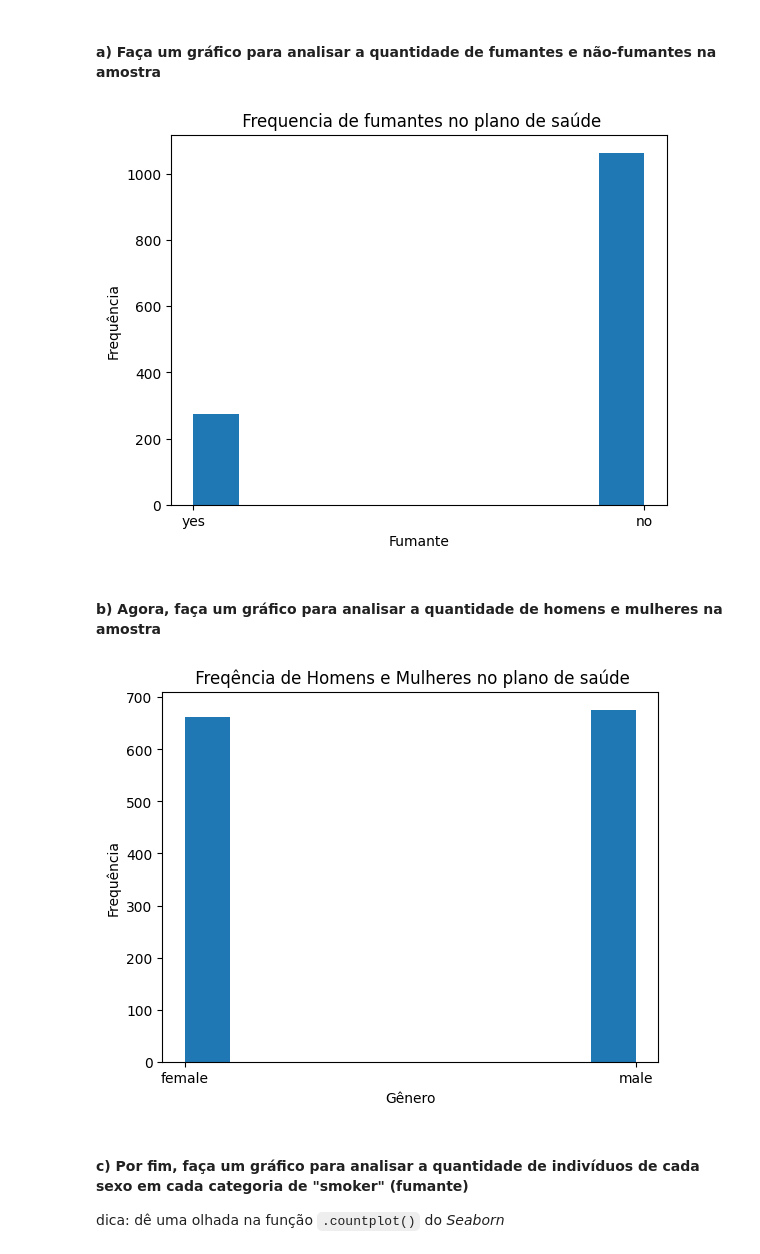
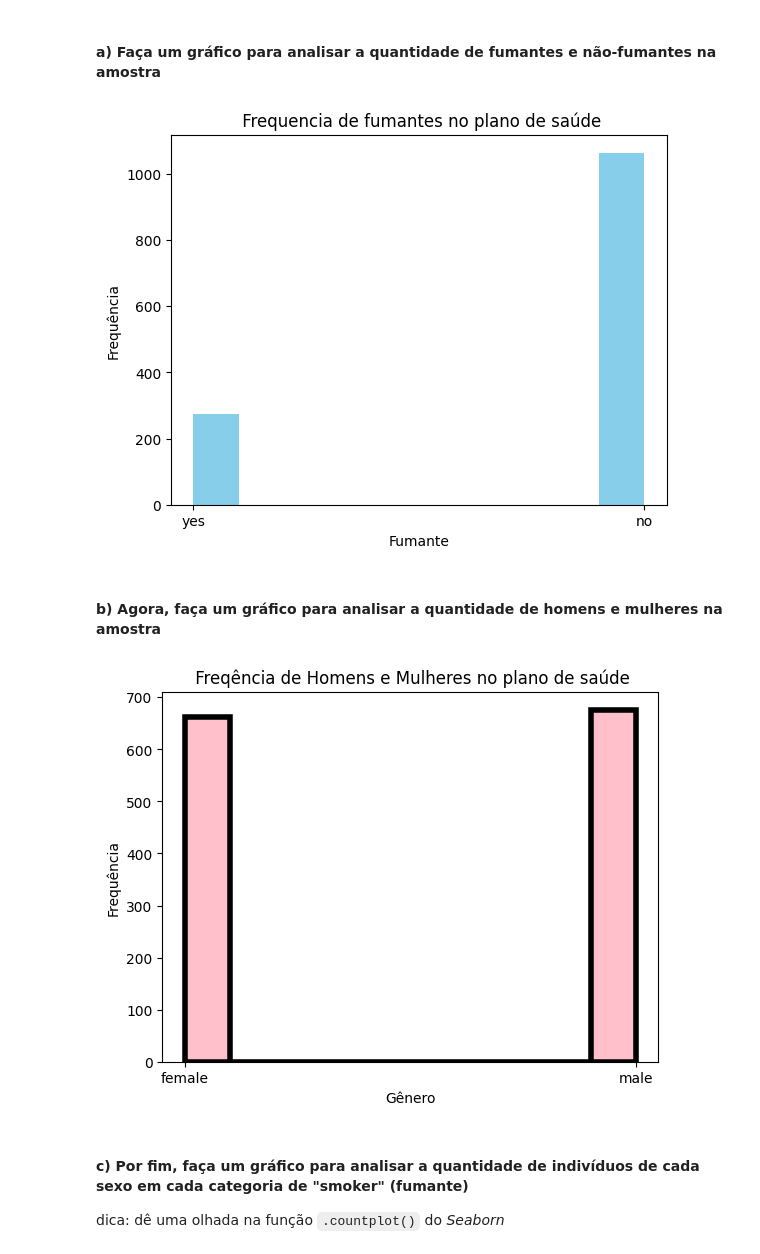
Before and after one commit to GabrielGrub/Trainee_FEA.dev, a Jupyter notebook: Curso de Python - 2022/Lista8 - Visualização de dados.ipynb, the cells around one changed output. Saved outputs shown, nothing was run; the diff lists cells and outputs as text; code cells hidden in the pictures.

````diff
--- a/Curso de Python - 2022/Lista8 - Visualização de dados.ipynb
+++ b/Curso de Python - 2022/Lista8 - Visualização de dados.ipynb
@@ -132,23 +132,23 @@ dtype: int64
 #### a) Faça um gráfico para analisar a quantidade de fumantes e não-fumantes na amostra
 # %%
 
-plt.hist(x='smoker', data = data)
+plt.hist(x='smoker', data = data, color ='skyblue')
 plt.xlabel("Fumante")
 plt.ylabel("Frequência")
 plt.title(" Frequencia de fumantes no plano de saúde")
 plt.show()
 # %% [output]
-[figure, old version]
+[figure, new version]
 # %% [markdown]
 #### b) Agora, faça um gráfico para analisar a quantidade de homens e mulheres na amostra
 # %%
-plt.hist(x='sex', data = data)
+plt.hist(x='sex', data = data, color ='pink', ec= 'black', lw=4)
 plt.xlabel("Gênero")
 plt.ylabel("Frequência")
 plt.title(" Freqência de Homens e Mulheres no plano de saúde")
 plt.show()
 # %% [output]
-[figure, old version]
+[figure, new version]
 # %% [markdown]
 #### c) Por fim, faça um gráfico para analisar a quantidade de indivíduos de cada sexo em cada categoria de "smoker" (fumante)
 dica: dê uma olhada na função ```.countplot()``` do *Seaborn*
````
Also changed, not shown: parts of 2 cells of this notebook.
